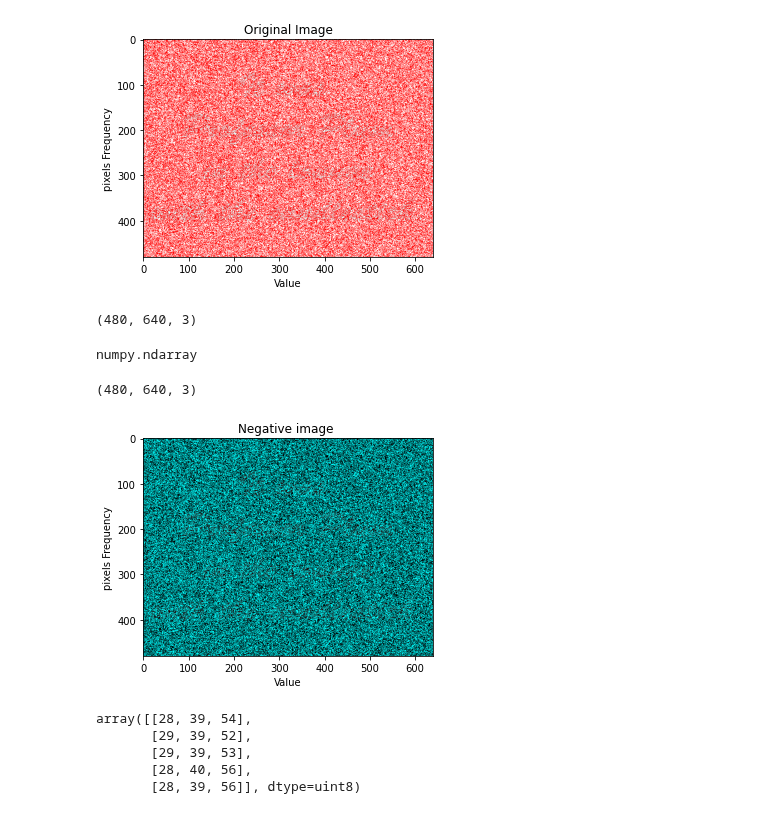
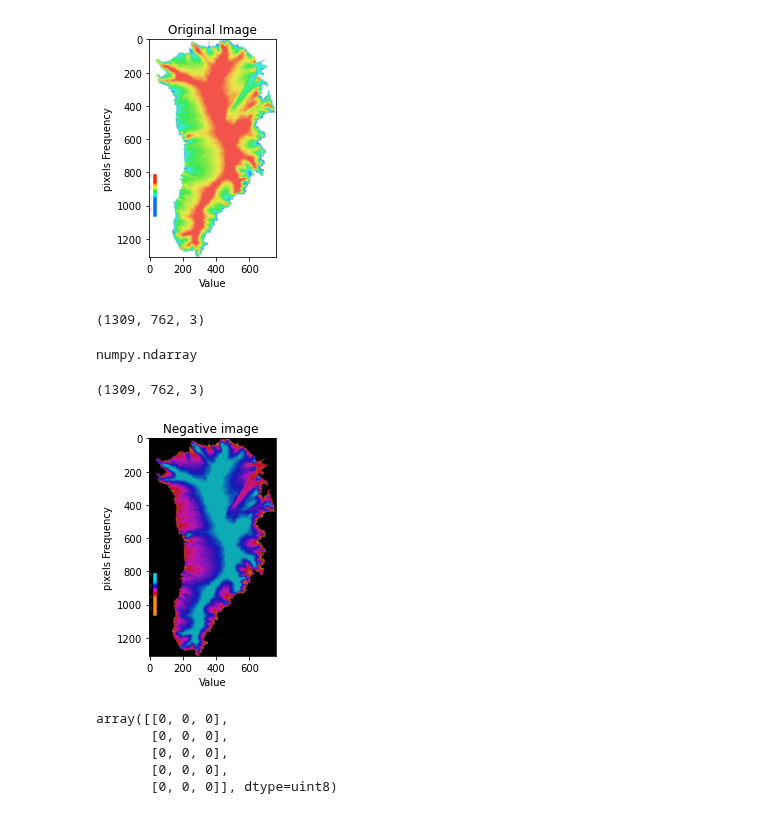
Before and after one commit to jimjimrao/BlockAppsAssignment, a Jupyter notebook: test.ipynb, the cells around one changed output. Drawn from its saved outputs; the diff is of its cells as text; code cells hidden in the pictures.

```diff
--- a/test.ipynb
+++ b/test.ipynb
@@ -8,21 +8,21 @@ import skimage.io
 # https://www.codespeedy.com/plot-negative-of-an-image-in-python/
 # %%
 #image read function
-img=mpimg.imread('clue.bmp')
+img=mpimg.imread('sample2.bmp')
 
 # x co-ordinate denotation.
 plt.xlabel("Value")
 # y co-ordinate denotation.
 plt.ylabel("pixels Frequency")
 # title of an image .
 plt.title("Original Image")
 
 # imshow function with comperision of gray level value.
 plt.imshow(img)
 #plot the image on a plane.
 plt.show()
 # %% [output]
-[figure, old version]
+[figure, new version]
 # %%
 y=np.shape(img)
 
@@ -30,7 +30,7 @@ z=np.zeros(y)
 # %%
 y
 # %% [output]
-(480, 640, 3)
+(1309, 762, 3)
 # %%
 type(img)
 # %% [output]
@@ -38,7 +38,7 @@ numpy.ndarray
 # %%
 img.shape
 # %% [output]
-(480, 640, 3)
+(1309, 762, 3)
 # %%
 #convert the image into its negative value.
 z=255-img
@@ -49,14 +49,14 @@ plt.imshow(z)
 plt.show()
 # plt.savefig('result.bmp')
 # %% [output]
-[figure, old version]
+[figure, new version]
 # %%
 skimage.io.imsave(fname="result.bmp", arr=z)
 # %%
 z[100][100:105]
 # %% [output]
-array([[28, 39, 54],
-       [29, 39, 52],
-       [29, 39, 53],
-       [28, 40, 56],
-       [28, 39, 56]], dtype=uint8)
+array([[0, 0, 0],
+       [0, 0, 0],
+       [0, 0, 0],
+       [0, 0, 0],
+       [0, 0, 0]], dtype=uint8)
```
Also changed, not shown: 9 other files.
